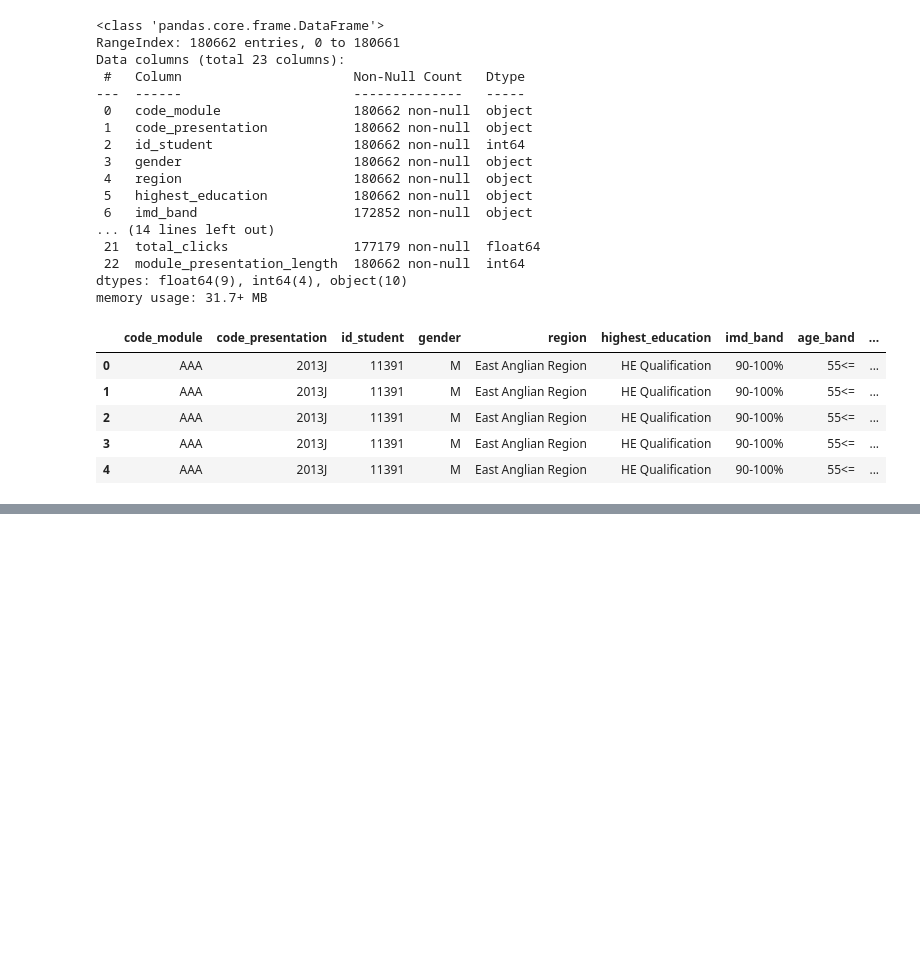
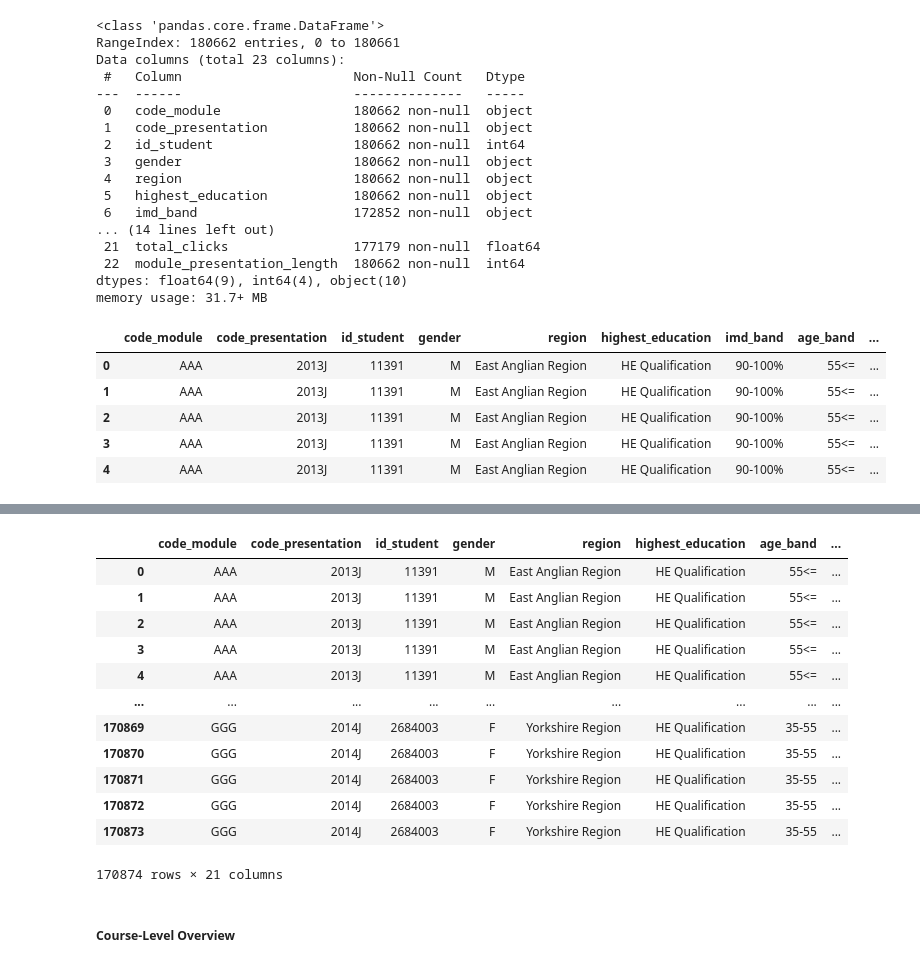
Before and after one commit to noora-ekramy/Open-University-Learning-Analytics-dataset-OULAD-, a Jupyter notebook: Oulad.ipynb, the cells around one changed output, grey strips where cells are left out. Cells and saved outputs as stored; diff of their text form; code cells hidden in the pictures; blank space fills up the shorter version.

```diff
--- a/Oulad.ipynb
+++ b/Oulad.ipynb
@@ -399,0 +633,18 @@ final_df.groupby(['id_student', 'code_module', 'code_presentation']).agg({
+# %%
+final_df_cat
+# %% [output]
+|  | code_module | code_presentation | id_student | gender | region | highest_education | age_band | ... |
+| 0 | AAA | 2013J | 11391 | M | East Anglian Region | HE Qualification | 55<= | ... |
+| 1 | AAA | 2013J | 11391 | M | East Anglian Region | HE Qualification | 55<= | ... |
+| 2 | AAA | 2013J | 11391 | M | East Anglian Region | HE Qualification | 55<= | ... |
+| 3 | AAA | 2013J | 11391 | M | East Anglian Region | HE Qualification | 55<= | ... |
+| 4 | AAA | 2013J | 11391 | M | East Anglian Region | HE Qualification | 55<= | ... |
+| ... | ... | ... | ... | ... | ... | ... | ... | ... |
+| 170869 | GGG | 2014J | 2684003 | F | Yorkshire Region | HE Qualification | 35-55 | ... |
+| 170870 | GGG | 2014J | 2684003 | F | Yorkshire Region | HE Qualification | 35-55 | ... |
+| 170871 | GGG | 2014J | 2684003 | F | Yorkshire Region | HE Qualification | 35-55 | ... |
+| 170872 | GGG | 2014J | 2684003 | F | Yorkshire Region | HE Qualification | 35-55 | ... |
+| 170873 | GGG | 2014J | 2684003 | F | Yorkshire Region | HE Qualification | 35-55 | ... |
+170874 rows × 21 columns
+# %% [markdown]
+##### Course-Level Overview
```
Also changed, not shown: parts of 38 cells of this notebook.
